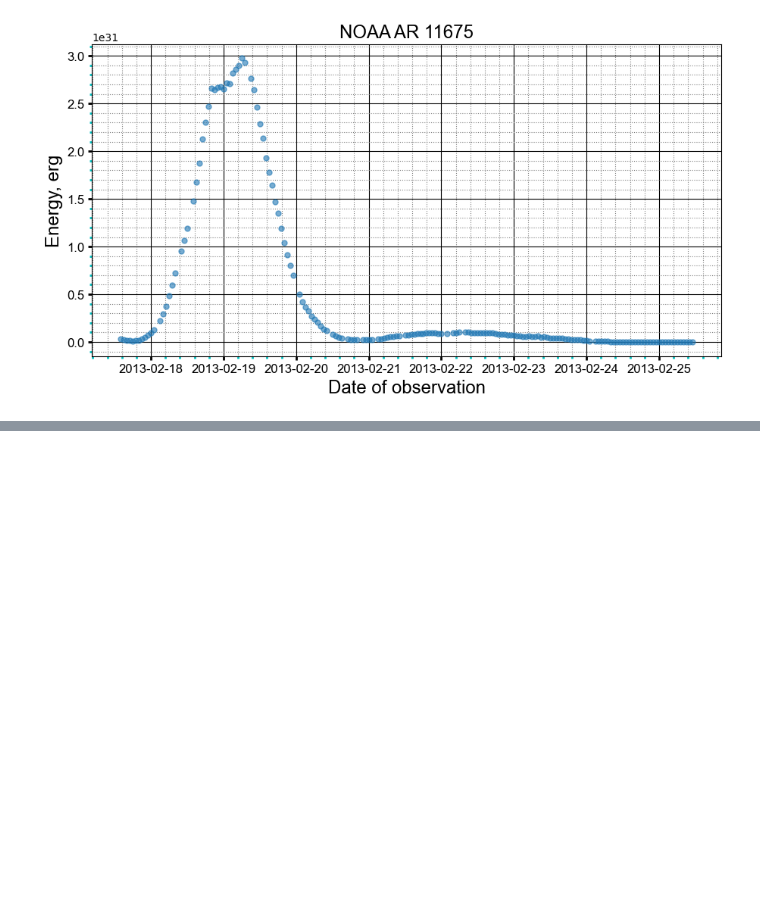
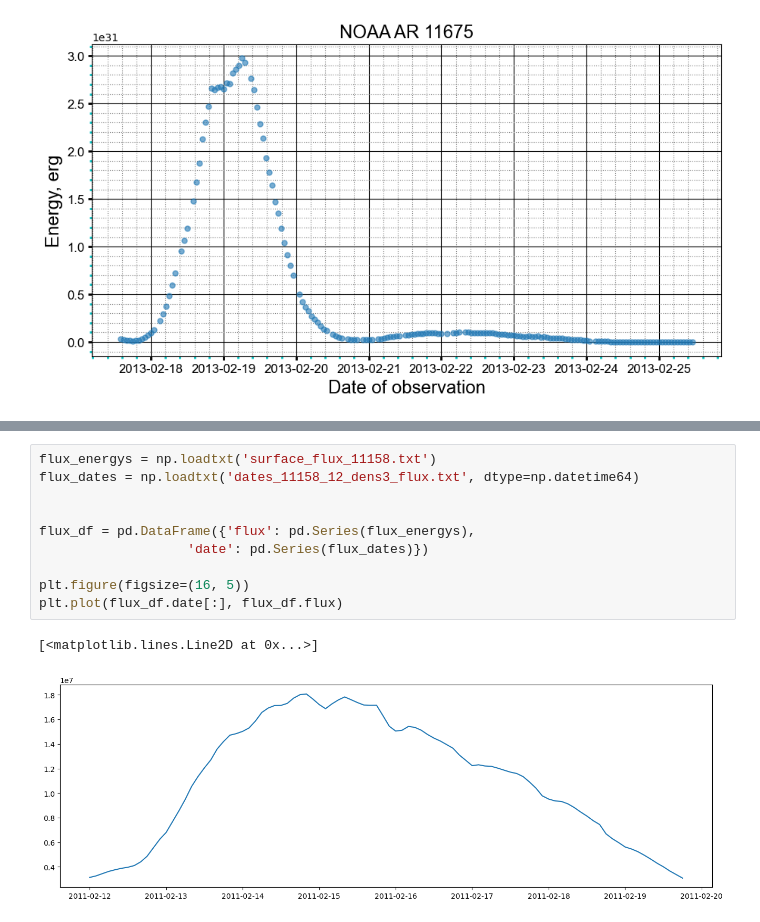
Before and after one commit to jakezetci/sun, a Jupyter notebook: distance_test.ipynb, the cells around one changed output, grey strips where cells are left out. Cells and saved outputs as stored; diff of their text form; blank space fills up the shorter version.

```diff
--- a/distance_test.ipynb
+++ b/distance_test.ipynb
@@ -90,0 +126,13 @@ fig.savefig(f'{num}.png')
+# %%
+flux_energys = np.loadtxt('surface_flux_11158.txt')
+flux_dates = np.loadtxt('dates_11158_12_dens3_flux.txt', dtype=np.datetime64)
+
+
+flux_df = pd.DataFrame({'flux': pd.Series(flux_energys),
+                   'date': pd.Series(flux_dates)})
+
+plt.figure(figsize=(16, 5))
+plt.plot(flux_df.date[:], flux_df.flux)
+# %% [output]
+[<matplotlib.lines.Line2D at 0x...>]
+[figure, added]
```
Also changed, not shown: parts of 5 cells of this notebook.
